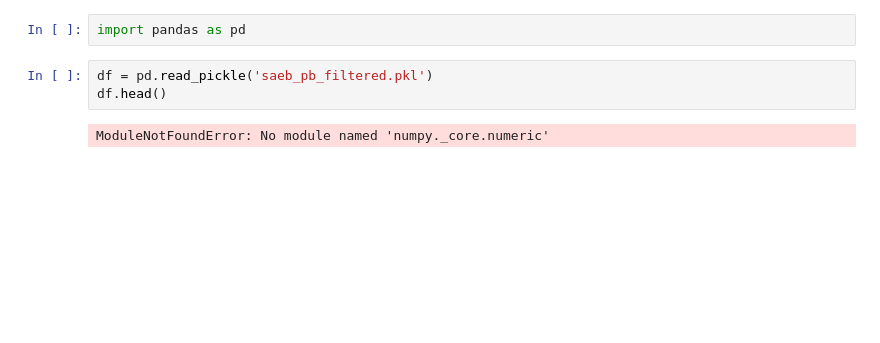
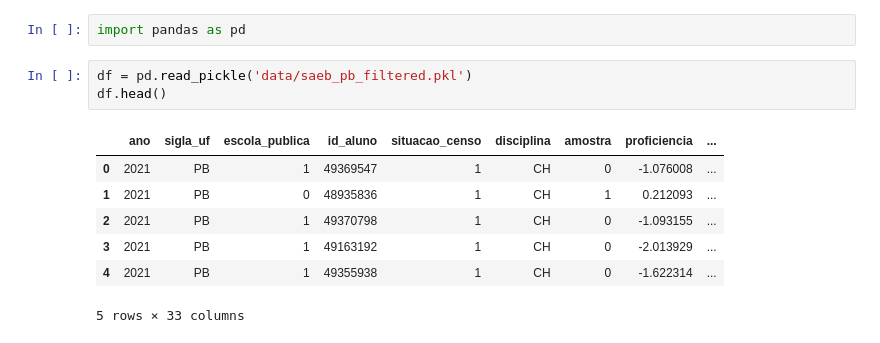
Before and after one commit to JamboTechUFPB/SAEB_Classificador, a Jupyter notebook: screening-filter.ipynb, the cells around one changed output. Cells and saved outputs as stored; diff of their text form; blank space fills up the shorter version.

```diff
--- a/screening-filter.ipynb
+++ b/screening-filter.ipynb
@@ -1,10 +1,16 @@
 # %%
 import pandas as pd
 # %%
-df = pd.read_pickle('saeb_pb_filtered.pkl')
+df = pd.read_pickle('data/saeb_pb_filtered.pkl')
 df.head()
 # %% [output]
+|  | ano | sigla_uf | escola_publica | id_aluno | situacao_censo | disciplina | amostra | proficiencia | ... |
+| 0 | 2021 | PB | 1 | 49369547 | 1 | CH | 0 | -1.076008 | ... |
+| 1 | 2021 | PB | 0 | 48935836 | 1 | CH | 1 | 0.212093 | ... |
+| 2 | 2021 | PB | 1 | 49370798 | 1 | CH | 0 | -1.093155 | ... |
+| 3 | 2021 | PB | 1 | 49163192 | 1 | CH | 0 | -2.013929 | ... |
+| 4 | 2021 | PB | 1 | 49355938 | 1 | CH | 0 | -1.622314 | ... |
-ModuleNotFoundError: No module named 'numpy._core.numeric'
+5 rows × 33 columns
 # %%
 df.select_dtypes(include=['object']).head()
 # %% [output]
```
Also changed, not shown: parts of 11 cells of this notebook, 10 other files.
